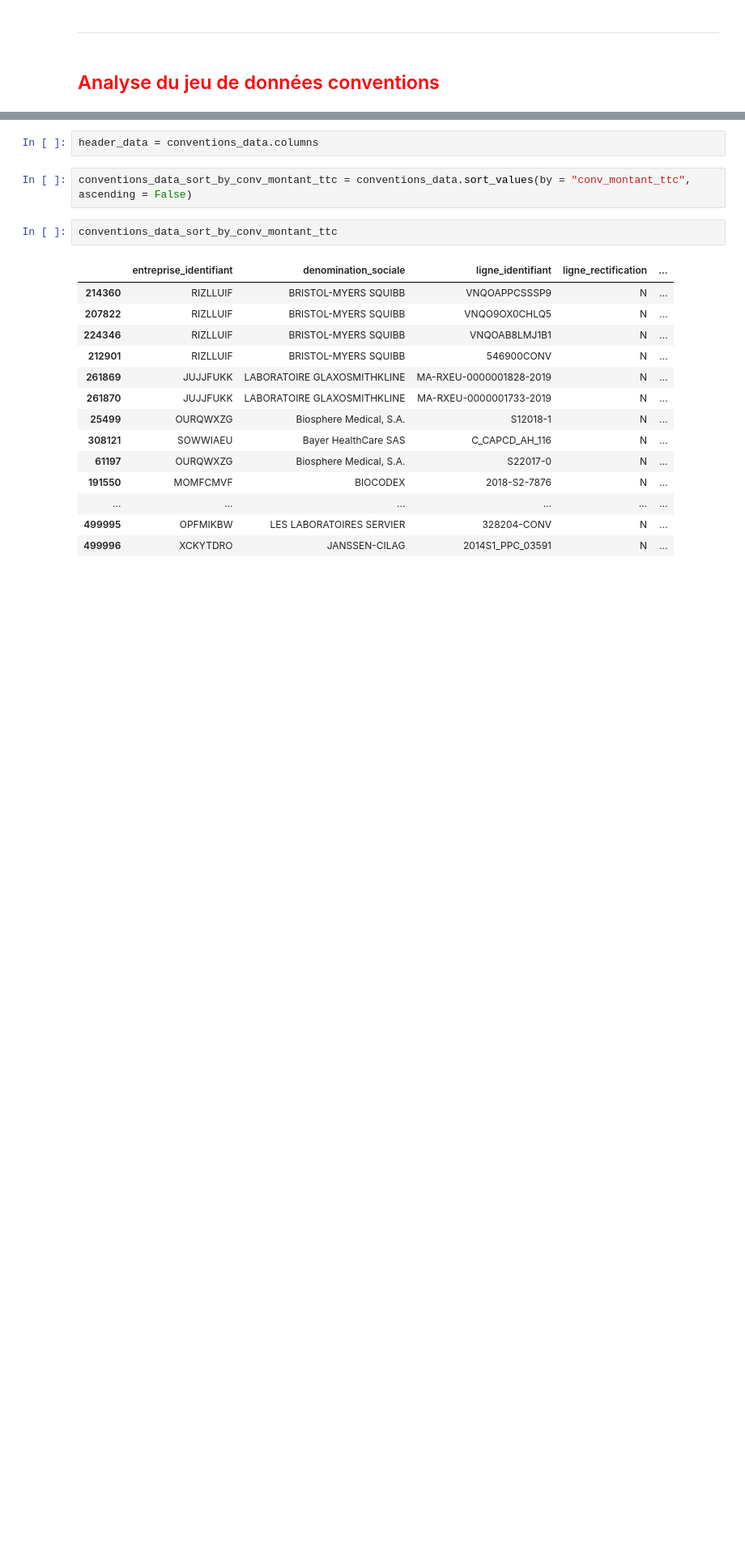
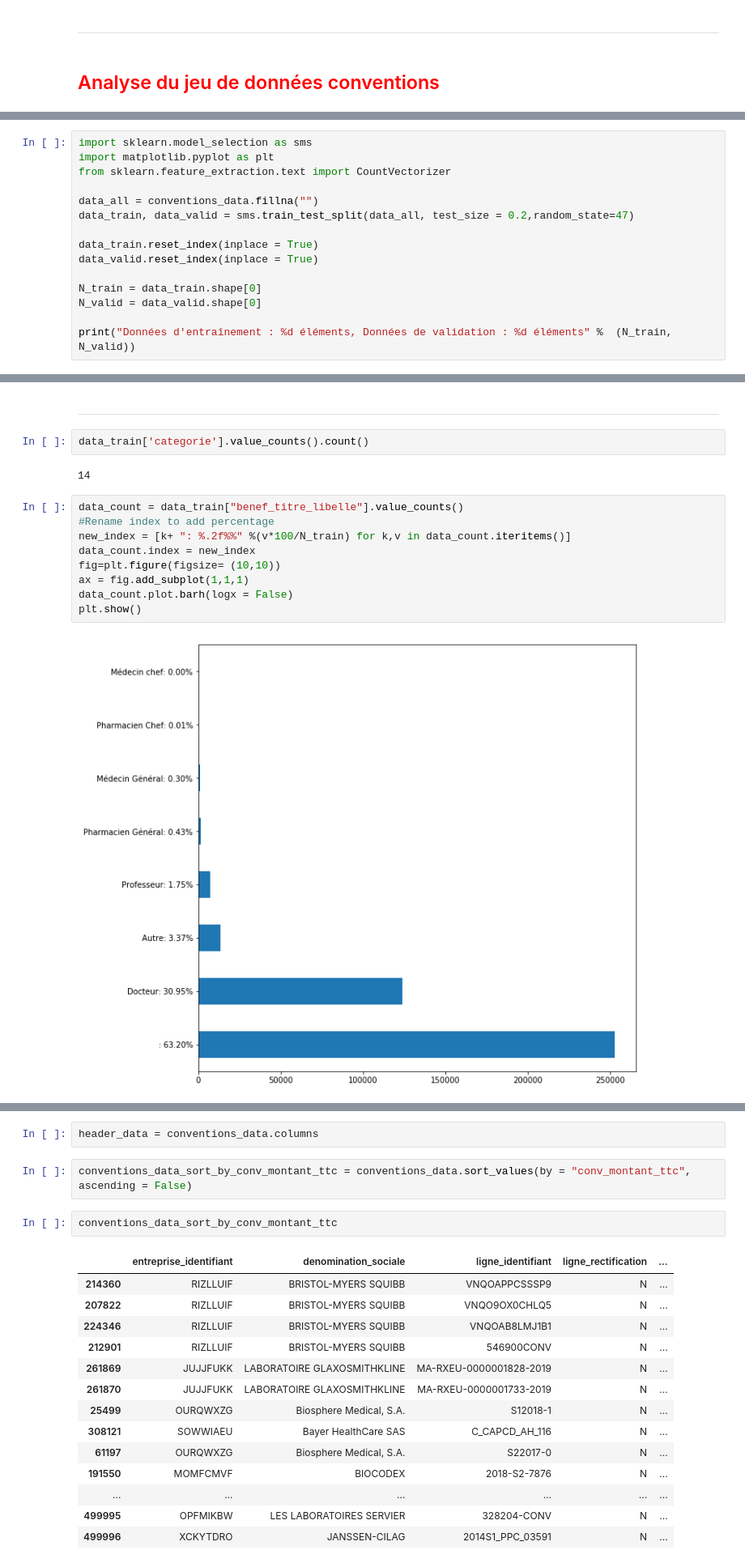
Before and after one commit to DorianNaaji/Transparence-Sante, a Jupyter notebook: data-analytics/Data_Analytics-Transparence_Sante.ipynb, the cells around one changed output, grey strips where cells are left out. Shown: that part at 81% size. Drawn from its saved outputs; the diff is of its cells as text; blank space fills up the shorter version.

```diff
--- a/data-analytics/Data_Analytics-Transparence_Sante.ipynb
+++ b/data-analytics/Data_Analytics-Transparence_Sante.ipynb
@@ -93,0 +94,15 @@ conventions_data.shape
+# %%
+import sklearn.model_selection as sms
+import matplotlib.pyplot as plt
+from sklearn.feature_extraction.text import CountVectorizer
+
+data_all = conventions_data.fillna("")
+data_train, data_valid = sms.train_test_split(data_all, test_size = 0.2,random_state=47)
+
+data_train.reset_index(inplace = True)
+data_valid.reset_index(inplace = True)
+
+N_train = data_train.shape[0]
+N_valid = data_valid.shape[0]
+
+print("Données d'entraînement : %d éléments, Données de validation : %d éléments" %  (N_train, N_valid))
@@ -93,0 +133,17 @@ conventions_data.shape
+# %% [markdown]
+****
+# %%
+data_train['categorie'].value_counts().count()
+# %% [output]
+14
+# %%
+data_count = data_train["benef_titre_libelle"].value_counts()
+#Rename index to add percentage
+new_index = [k+ ": %.2f%%" %(v*100/N_train) for k,v in data_count.iteritems()]
+data_count.index = new_index
+fig=plt.figure(figsize= (10,10))
+ax = fig.add_subplot(1,1,1)
+data_count.plot.barh(logx = False)
+plt.show()
+# %% [output]
+[figure, added]
```
Also changed, not shown: parts of 80 cells of this notebook, 2 other files.
